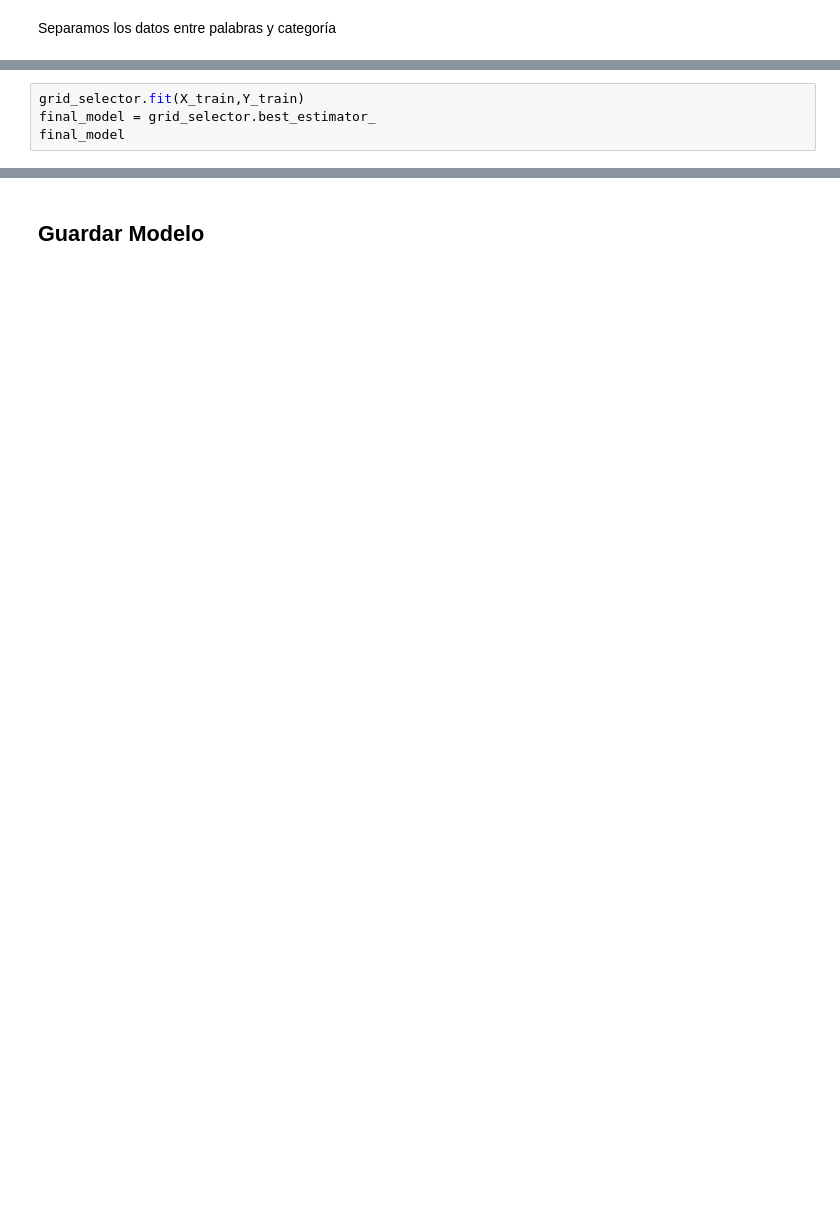
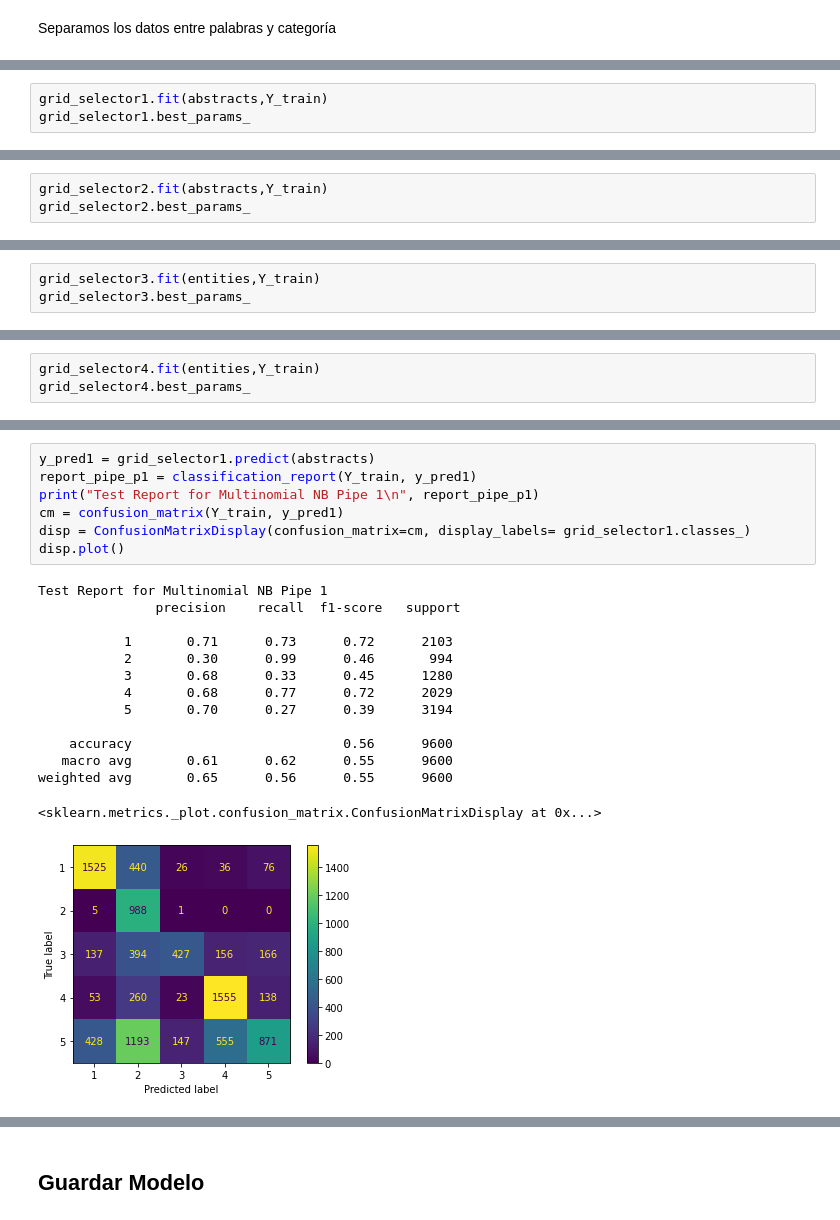
Before and after one commit to sofiaalvarezlopez/Proyecto-1-BI, a Jupyter notebook: OneVsRest.ipynb, the cells around one changed output, grey strips where cells are left out. Drawn from its saved outputs; the diff is of its cells as text; blank space fills up the shorter version.

```diff
--- a/OneVsRest.ipynb
+++ b/OneVsRest.ipynb
@@ -58,4 +118,3 @@ grid_selector = GridSearchCV(estimator = model, param_grid = param_grid, cv=10,
 # %%
-grid_selector.fit(X_train,Y_train)
-final_model = grid_selector.best_estimator_
-final_model
+grid_selector1.fit(abstracts,Y_train)
+grid_selector1.best_params_
@@ -63,0 +142,3 @@ print(final_model.predict(["A new technique of surgical treatment of chronic duo
+# %%
+grid_selector2.fit(abstracts,Y_train)
+grid_selector2.best_params_
@@ -63,0 +166,3 @@ print(final_model.predict(["A new technique of surgical treatment of chronic duo
+# %%
+grid_selector3.fit(entities,Y_train)
+grid_selector3.best_params_
@@ -63,0 +190,3 @@ print(final_model.predict(["A new technique of surgical treatment of chronic duo
+# %%
+grid_selector4.fit(entities,Y_train)
+grid_selector4.best_params_
@@ -63,0 +214,22 @@ print(final_model.predict(["A new technique of surgical treatment of chronic duo
+# %%
+y_pred1 = grid_selector1.predict(abstracts)
+report_pipe_p1 = classification_report(Y_train, y_pred1)
+print("Test Report for Multinomial NB Pipe 1\n", report_pipe_p1)
+cm = confusion_matrix(Y_train, y_pred1)
+disp = ConfusionMatrixDisplay(confusion_matrix=cm, display_labels= grid_selector1.classes_)
+disp.plot()
+# %% [output]
+Test Report for Multinomial NB Pipe 1
+               precision    recall  f1-score   support
+
+           1       0.71      0.73      0.72      2103
+           2       0.30      0.99      0.46       994
+           3       0.68      0.33      0.45      1280
+           4       0.68      0.77      0.72      2029
+           5       0.70      0.27      0.39      3194
+
+    accuracy                           0.56      9600
+   macro avg       0.61      0.62      0.55      9600
+weighted avg       0.65      0.56      0.55      9600
+<sklearn.metrics._plot.confusion_matrix.ConfusionMatrixDisplay at 0x...>
+[figure, added]
```
Also changed, not shown: parts of 20 cells of this notebook, 1 other file.
